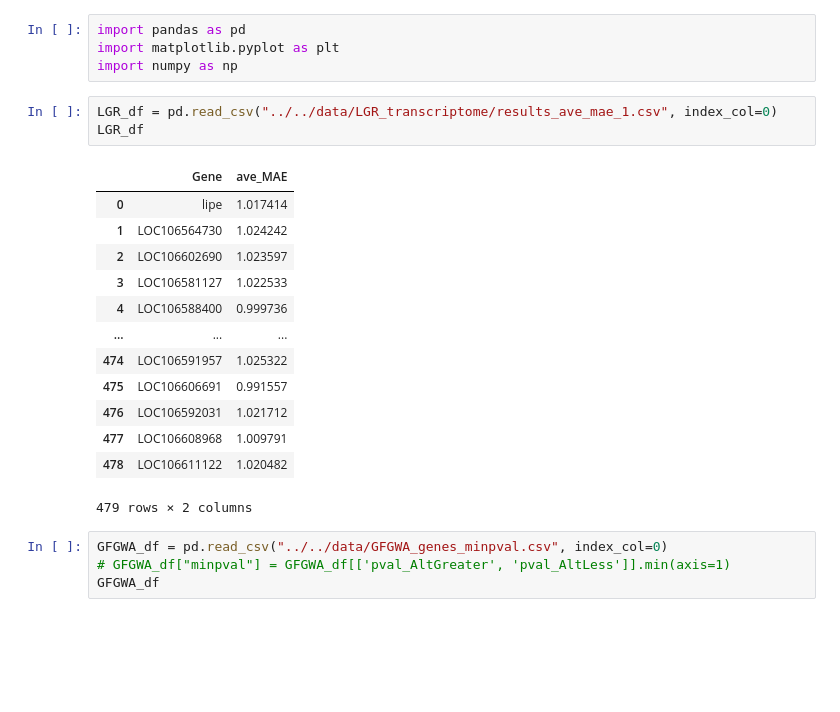
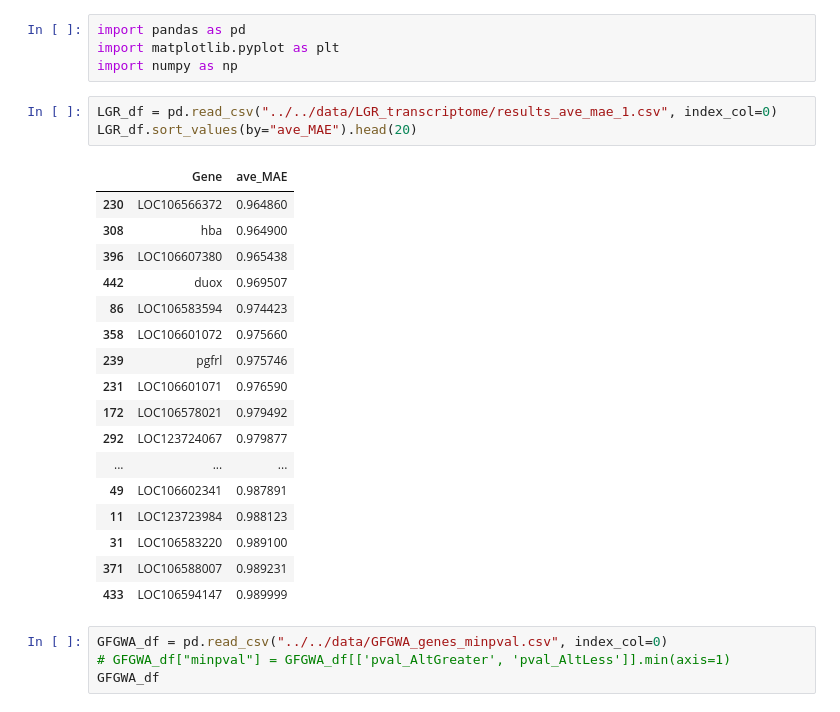
Before and after one commit to EBI-Metagenomics/causal_multi-omics_recommender, a Jupyter notebook: code/nexus/combine_results.ipynb, the cells around one changed output. Drawn from its saved outputs; the diff is of its cells as text; blank space fills up the shorter version.

```diff
--- a/code/nexus/combine_results.ipynb
+++ b/code/nexus/combine_results.ipynb
@@ -4,21 +4,25 @@ import matplotlib.pyplot as plt
 import numpy as np
 # %%
 LGR_df = pd.read_csv("../../data/LGR_transcriptome/results_ave_mae_1.csv", index_col=0)
-LGR_df
+LGR_df.sort_values(by="ave_MAE").head(20)
 # %% [output]
 |  | Gene | ave_MAE |
-| 0 | lipe | 1.017414 |
-| 1 | LOC106564730 | 1.024242 |
-| 2 | LOC106602690 | 1.023597 |
-| 3 | LOC106581127 | 1.022533 |
-| 4 | LOC106588400 | 0.999736 |
+| 230 | LOC106566372 | 0.964860 |
+| 308 | hba | 0.964900 |
+| 396 | LOC106607380 | 0.965438 |
+| 442 | duox | 0.969507 |
+| 86 | LOC106583594 | 0.974423 |
+| 358 | LOC106601072 | 0.975660 |
+| 239 | pgfrl | 0.975746 |
+| 231 | LOC106601071 | 0.976590 |
+| 172 | LOC106578021 | 0.979492 |
+| 292 | LOC123724067 | 0.979877 |
 | ... | ... | ... |
-| 474 | LOC106591957 | 1.025322 |
-| 475 | LOC106606691 | 0.991557 |
-| 476 | LOC106592031 | 1.021712 |
-| 477 | LOC106608968 | 1.009791 |
-| 478 | LOC106611122 | 1.020482 |
+| 49 | LOC106602341 | 0.987891 |
+| 11 | LOC123723984 | 0.988123 |
+| 31 | LOC106583220 | 0.989100 |
+| 371 | LOC106588007 | 0.989231 |
+| 433 | LOC106594147 | 0.989999 |
-479 rows × 2 columns
 # %%
 GFGWA_df = pd.read_csv("../../data/GFGWA_genes_minpval.csv", index_col=0)
 # GFGWA_df["minpval"] = GFGWA_df[['pval_AltGreater', 'pval_AltLess']].min(axis=1)
```
Also changed, not shown: parts of 4 cells of this notebook, 26 other files.
